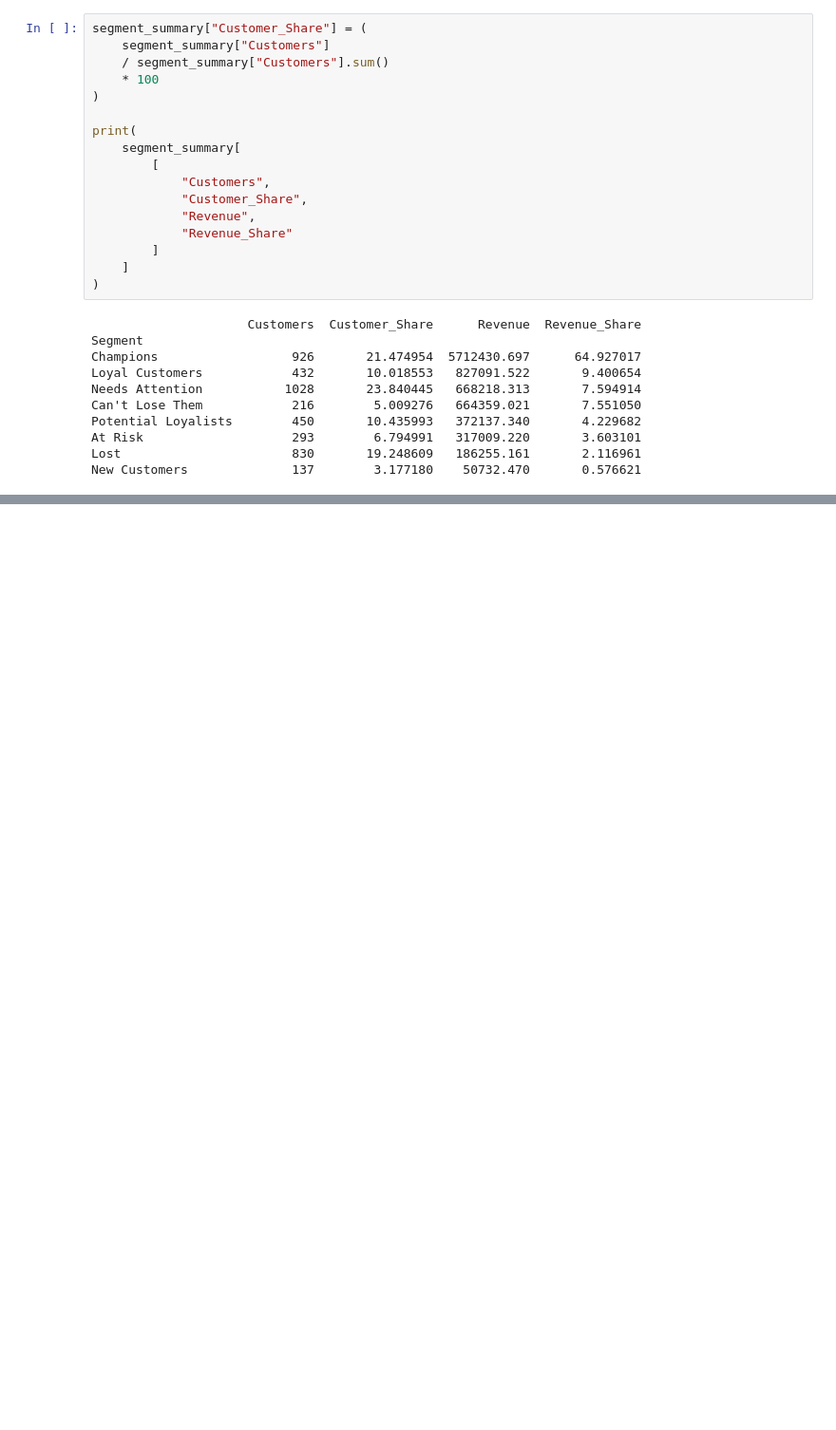
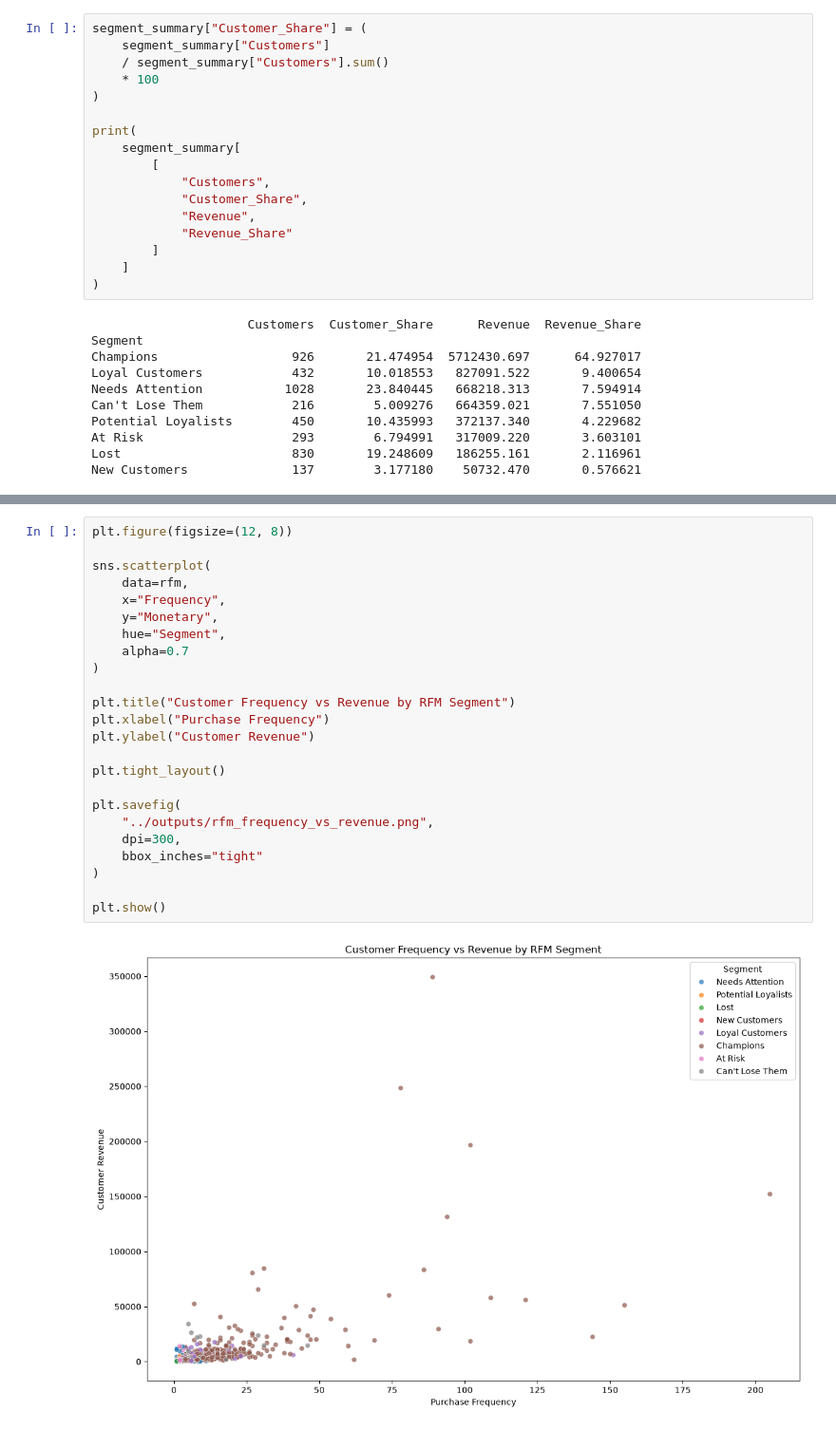
Before and after one commit to Ahmedd1901/ecommerce-sales-customer-analytics, a Jupyter notebook: src/customer_analysis.ipynb, the cells around one changed output, grey strips where cells are left out. Shown at 95% size. Cells and saved outputs as stored; diff of their text form; blank space fills up the shorter version.

```diff
--- a/src/customer_analysis.ipynb
+++ b/src/customer_analysis.ipynb
@@ -533,0 +632,26 @@ New Customers              137        3.177180    50732.470       0.576621
+# %%
+plt.figure(figsize=(12, 8))
+
+sns.scatterplot(
+    data=rfm,
+    x="Frequency",
+    y="Monetary",
+    hue="Segment",
+    alpha=0.7
+)
+
+plt.title("Customer Frequency vs Revenue by RFM Segment")
+plt.xlabel("Purchase Frequency")
+plt.ylabel("Customer Revenue")
+
+plt.tight_layout()
+
+plt.savefig(
+    "../outputs/rfm_frequency_vs_revenue.png",
+    dpi=300,
+    bbox_inches="tight"
+)
+
+plt.show()
+# %% [output]
+[figure, added]
```
Also changed, not shown: parts of 3 cells of this notebook, 9 other files.
